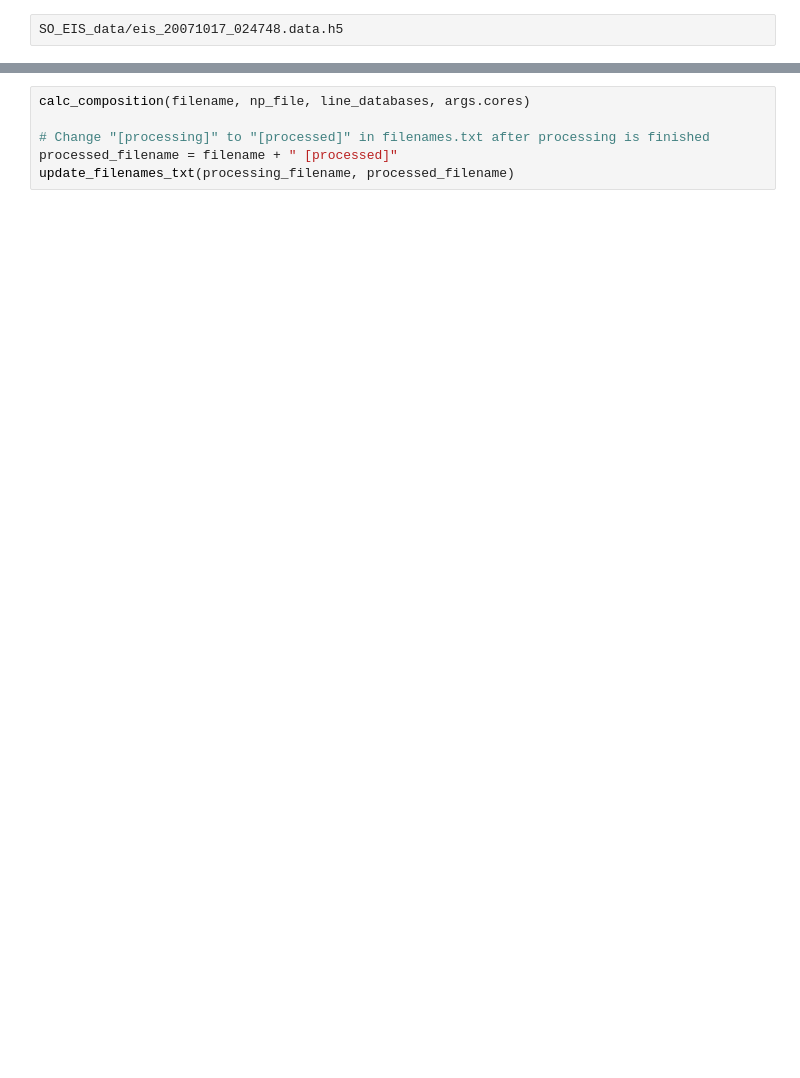
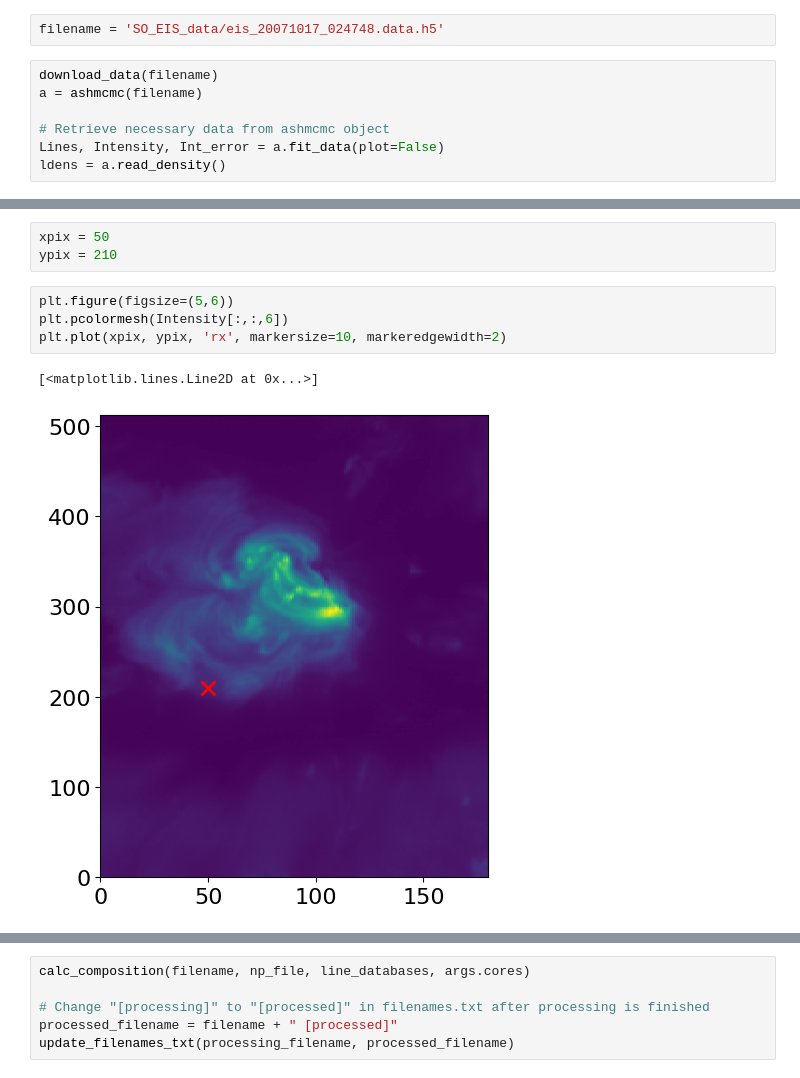
Before and after one commit to andyto1234/demreg_FIP, a Jupyter notebook: test.ipynb, the cells around one changed output, grey strips where cells are left out. Saved outputs shown, nothing was run; the diff lists cells and outputs as text; blank space fills up the shorter version.

```diff
--- a/test.ipynb
+++ b/test.ipynb
@@ -5,2 +3,9 @@ ModuleNotFoundError: No module named 'demregpy'
 # %%
-SO_EIS_data/eis_20071017_024748.data.h5
+filename = 'SO_EIS_data/eis_20071017_024748.data.h5'
+# %%
+download_data(filename)
+a = ashmcmc(filename)
+
+# Retrieve necessary data from ashmcmc object
+Lines, Intensity, Int_error = a.fit_data(plot=False)
+ldens = a.read_density()
@@ -6,0 +145,10 @@ SO_EIS_data/eis_20071017_024748.data.h5
+# %%
+xpix = 50
+ypix = 210
+# %%
+plt.figure(figsize=(5,6))
+plt.pcolormesh(Intensity[:,:,6])
+plt.plot(xpix, ypix, 'rx', markersize=10, markeredgewidth=2)
+# %% [output]
+[<matplotlib.lines.Line2D at 0x...>]
+[figure, added]
```
Also changed, not shown: parts of 26 cells of this notebook, 5 other files.
